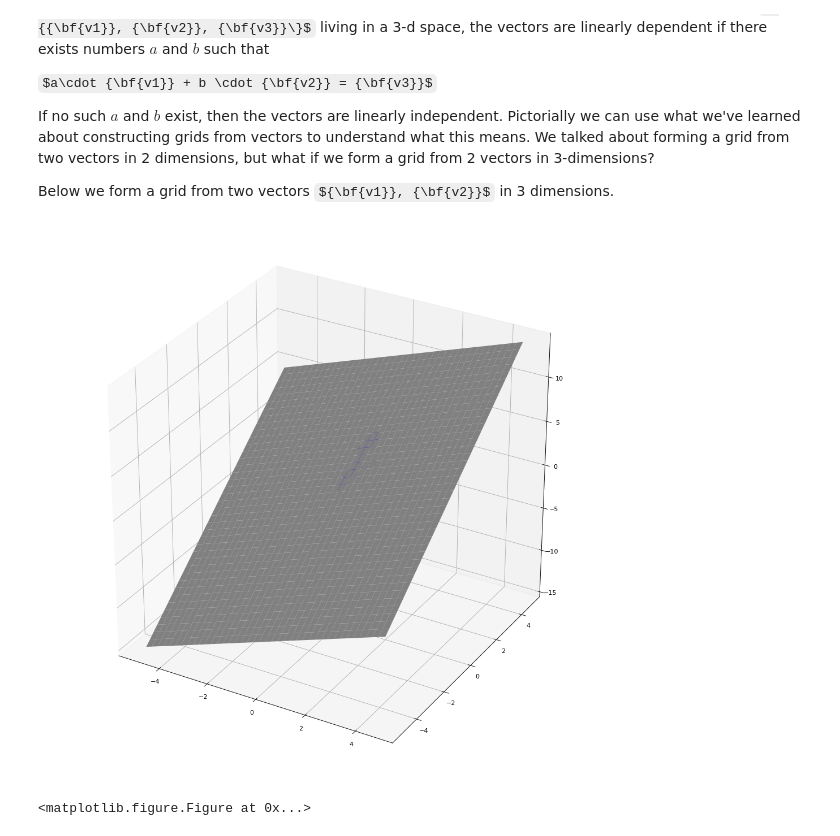
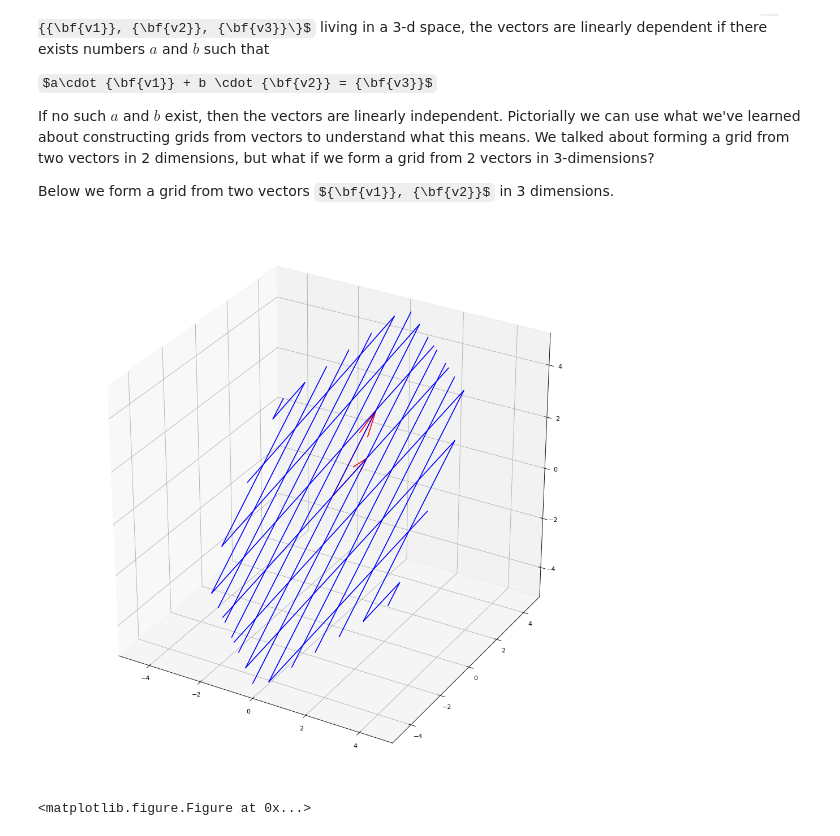
Before and after one commit to kaw112/jupyterNotebooks, a Jupyter notebook: Matrices.ipynb, the cells around one changed output. Drawn from its saved outputs; the diff is of its cells as text; code cells hidden in the pictures; some formulas as TeX source.

```diff
--- a/Matrices.ipynb
+++ b/Matrices.ipynb
@@ -306,26 +306,77 @@ If no such $a$ and $b$ exist, then the vectors are linearly independent. Pictori
 Below we form a grid from two vectors ${\bf{v1}}, {\bf{v2}}$ in 3 dimensions.
 # %%
 import numpy as np
+import matplotlib.pyplot as plt
 from mpl_toolkits.mplot3d import Axes3D
 from matplotlib import cm
 
 fig = plt.figure(figsize=(16, 16), dpi= 80, facecolor='w', edgecolor='k')
 ax = fig.add_subplot(111,projection='3d')
-v1 = np.array([1,1,3])
-v2 = np.array([0.5,2,4.5])
+v1 = np.array([1,0.5,1.5])
+v2 = np.array([0.5,2,2.5])
 fig = plt.figure()
 
 
 X = np.arange(-5, 5, 0.25)
 Y = np.arange(-5, 5, 0.25)
 X, Y = np.meshgrid(X, Y)
-Z = X+2*Y
+Z = X+Y
+ax.set_xlim(-5,5)
+ax.set_ylim(-5, 5)
+ax.set_zlim(-5, 5)
+#ax.plot_surface(X, Y, Z, color='w')
+ax.quiver(0,0,0, 1,0.5,1.5, color = 'r')
+ax.quiver(0,0,0, 0.5,2,2.5, color = 'r',)
 
-ax.plot_surface(X, Y, Z, color='w')
-ax.quiver(0,0,0.1, 1,1,3, color = 'b')
-ax.quiver(0,0,0.1, 0.5,2,4.5, color = 'b', linewidth = 10)
+t = np.linspace(-5,5, 100)
+a = np.arange(-10,10)
+for num in a:
+    limVec1 = list(np.divide((np.array([-5.0,-5.0,-5.0])-num*v1),v2))
+    limVec2 = list(np.divide((np.array([5.0,5.0,5.0])-num*v1),v2))
+    limVecX =sorted( [limVec1[0],limVec2[0]])
+    limVecY =sorted( [limVec1[1],limVec2[1]])
+    limVecZ =sorted( [limVec1[2],limVec2[2]])
+    limVecMin = sorted([limVecX[0], limVecY[0], limVecZ[0]])
+    limVecMax = sorted ([limVecX[1],limVecY[1], limVecZ[1]])
+
+    if limVecMin[2]< limVecMax[0]:
+        t = np.linspace(limVecMin[2], limVecMax[0], 100)
+    else:
+        t = []
+    x=[]
+    y=[]
+    z=[]
+    for tval in t:
+        vec = num*v1+tval*v2
+        x.append(vec[0])
+        y.append(vec[1])
+        z.append(vec[2])
+    ax.plot(x, y,z, color = 'blue')
+
+for num in a:
+    limVec1 = list(np.divide((np.array([-5.0,-5.0,-5.0])-num*v2),v1))
+    limVec2 = list(np.divide((np.array([5.0,5.0,5.0])-num*v2),v1))
+    limVecX =sorted( [limVec1[0],limVec2[0]])
+    limVecY =sorted( [limVec1[1],limVec2[1]])
+    limVecZ =sorted( [limVec1[2],limVec2[2]])
+    limVecMin = sorted([limVecX[0], limVecY[0], limVecZ[0]])
+    limVecMax = sorted ([limVecX[1],limVecY[1], limVecZ[1]])
+    if limVecMin[2]< limVecMax[0]:
+        t = np.linspace(limVecMin[2], limVecMax[0], 100)
+    else:
+        t = []
+
+    x=[]
+    y=[]
+    z=[]
+    for tval in t:
+        vec = num*v2+tval*v1
+        x.append(vec[0])
+        y.append(vec[1])
+        z.append(vec[2])
+    ax.plot(x, y, z, color = 'blue')
 
 plt.show()
 # %% [output]
-[figure, old version]
+[figure, new version]
 <matplotlib.figure.Figure at 0x...>
```
Also changed, not shown: parts of 2 cells of this notebook, 2 other files.
